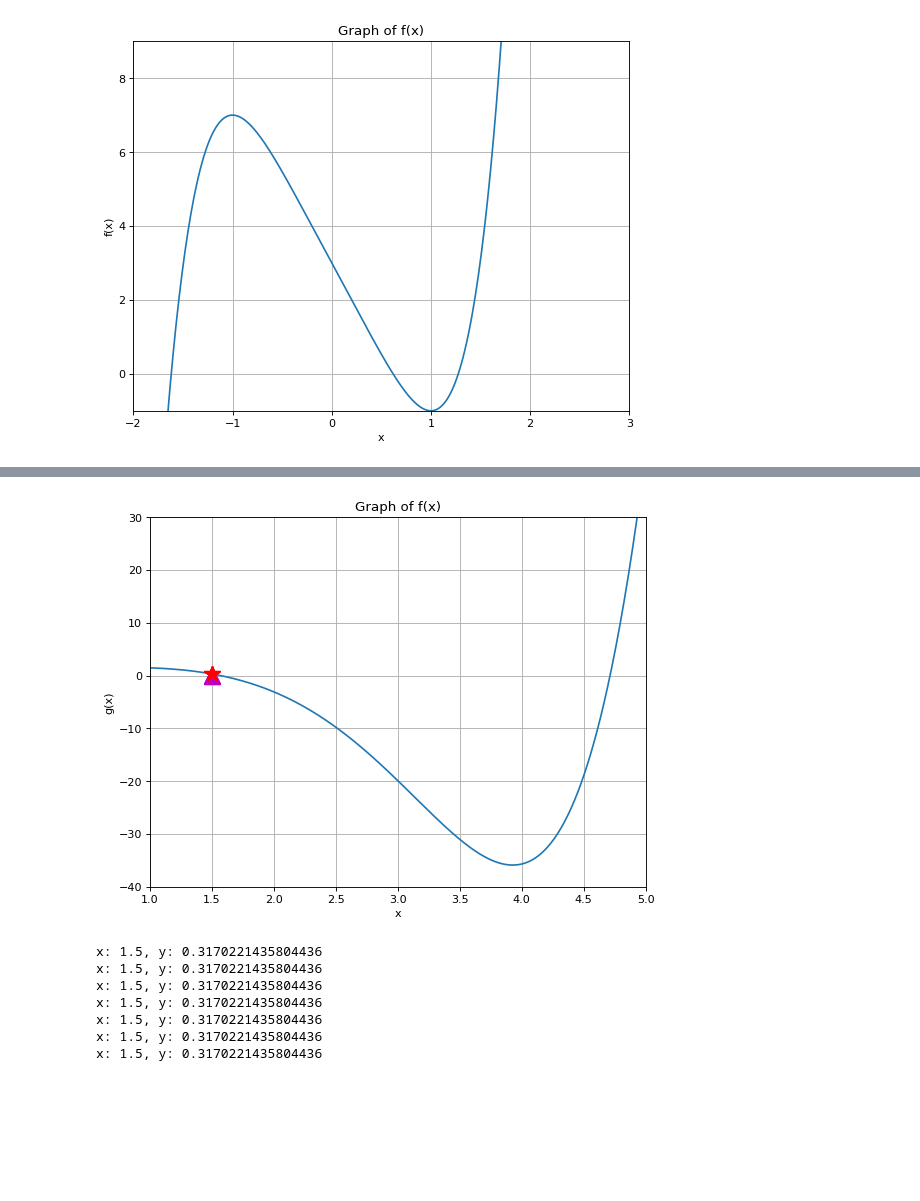
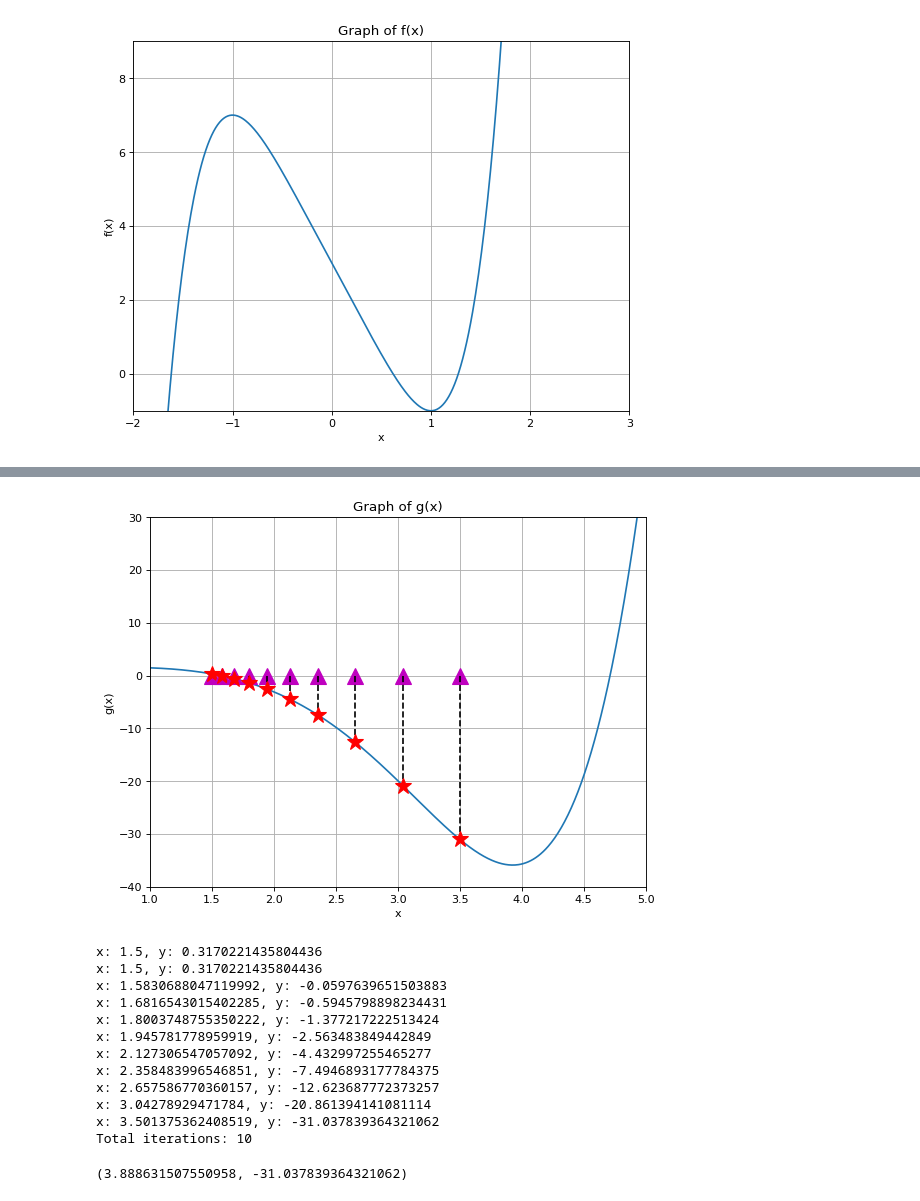
Before and after one commit to 4xvgal/ainotebook, a Jupyter notebook: P1_Principle_of_AI_Learning-2.ipynb, the cells around one changed output, grey strips where cells are left out. Cells and saved outputs as stored; diff of their text form; code cells hidden in the pictures; blank space fills up the shorter version.

```diff
--- a/P1_Principle_of_AI_Learning-2.ipynb
+++ b/P1_Principle_of_AI_Learning-2.ipynb
@@ -36,13 +36,13 @@ def f(x):
   return x**5 - 5*x +3
 
 def fp(x):
-  return 5*x -5  # 도함수
+  return 5*x**4 -5  # 도함수
 
 def y_int(x):
-  return x # 수정할 코드
+  return f(x) - fp(x)*x # y=ax+b 에서 y 절편 b를 반환하는 함수
 
 def updateX(x):
-  return x # 수정할 코드
+  return x - f(x)/fp(x) # x값을 업데이트 x - 함수/도함수, 경사로를 따라 내려오며 x값을 업데이트
 # %%
 ## 3) 초기값 설정하기
 
@@ -150,14 +150,14 @@ x: 20.0, y: 20.0
 def g(x):
     return np.cos(x) * np.exp(x)
 
-def gp(x):
-  return x # 수정할 코드
+def gp(x): #g(x)의 도함수 값을 반환
+  return np.exp(x)*(np.cos(x) - np.sin(x))
 
-def y_int(x):
-  return x # 수정할 코드
+def y_int(x): # y-절편의 값을 반환  y = ax + b 에서 b를 반환 식 : y = g(x) - g'(x)*x
+  return g(x) - gp(x)*x
 
-def updateX(x, alpha ):  # 수정할 코드
-  return x # 수정할 코드
+def updateX(x, alpha = 0.04):  # 경사로를 따라 내려오며 x값을 갱신하는 함수  x - alpha * g'(x)
+  return x- alpha * gp(x)
 
 x = np.linspace(1, 5, 601);
 y = g(x)
@@ -168,5 +168,5 @@ plt.xlabel('x');
 plt.ylabel('g(x)')
 plt.title('Graph of g(x)')
 plt.grid('on');
-plt.axis([1, 5, -40, 30]);
+plt.axis([1, 5, -40, 5]);
 # %% [output]
@@ -181,51 +181,67 @@ def setup_graph():
     plt.plot(x, y)
     plt.xlabel('x')
     plt.ylabel('g(x)')
-    plt.title('Graph of f(x)')
+    plt.title('Graph of g(x)')
     plt.grid('on')
     plt.axis([1, 5, -40, 30]);
 
 # 초기화 및 설정
 x = 1.5  # 초기 추측값 변경
 x_history = [x]
 y_history = [g(x)]
-
+alpha = 0.02
+epslion = 0.000001 # 종료 조건 (임계값)
 # 그래프 설정
 setup_graph()
 
+
 # 반복 과정 수정
-n_iterations = 6  # 반복 횟수
+sum_iterations = 0 #종료까지 걸린 총 반복 횟수
+n_iterations = 10  # 반복 횟수
+
 for i in range(n_iterations):  # 수정할 코드
     y = g(x)
 
+    if abs(gp(x)) < epslion:
+        break
     # 현재 x 위치와 y 값을 히스토리에 저장
     x_history.append(x)
     y_history.append(y)
 
     # 현재 x 위치 표시
     plt.plot(x, 0, '^m', markersize=15)
     markerlines, _, _ = plt.stem([x], [y],
                                  markerfmt='*r',
                                  linefmt='--k',
-                                 use_line_collection=True)
+                                 )
     markerlines.set_markersize(15)
 
     # x 값 업데이트
-    x = updateX(x, 0.04)
+    sum_iterations += 1
+    x = updateX(x, alpha)
 
 # 반복문 종료 후 히스토리 출력
 plt.show()
 for x_val, y_val in zip(x_history, y_history):
     print(f"x: {x_val}, y: {y_val}")
+print(f"Total iterations: {sum_iterations}")
+
+(x, y)
 # %% [output]
-[figure, old version]
+[figure, new version]
 x: 1.5, y: 0.3170221435804436
 x: 1.5, y: 0.3170221435804436
-x: 1.5, y: 0.3170221435804436
-x: 1.5, y: 0.3170221435804436
-x: 1.5, y: 0.3170221435804436
-x: 1.5, y: 0.3170221435804436
-x: 1.5, y: 0.3170221435804436
+x: 1.5830688047119992, y: -0.0597639651503883
+x: 1.6816543015402285, y: -0.5945798898234431
+x: 1.8003748755350222, y: -1.377217222513424
+x: 1.945781778959919, y: -2.563483849442849
+x: 2.127306547057092, y: -4.432997255465277
+x: 2.358483996546851, y: -7.4946893177784375
+x: 2.657586770360157, y: -12.623687772373257
+x: 3.04278929471784, y: -20.861394141081114
+x: 3.501375362408519, y: -31.037839364321062
+Total iterations: 10
+(3.888631507550958, -31.037839364321062)
 # %%
 ## 7) 학습률에 따른 경사의 변화 관찰하기
   # 수정할 코드 없음
```
Also changed, not shown: parts of 4 cells of this notebook.
